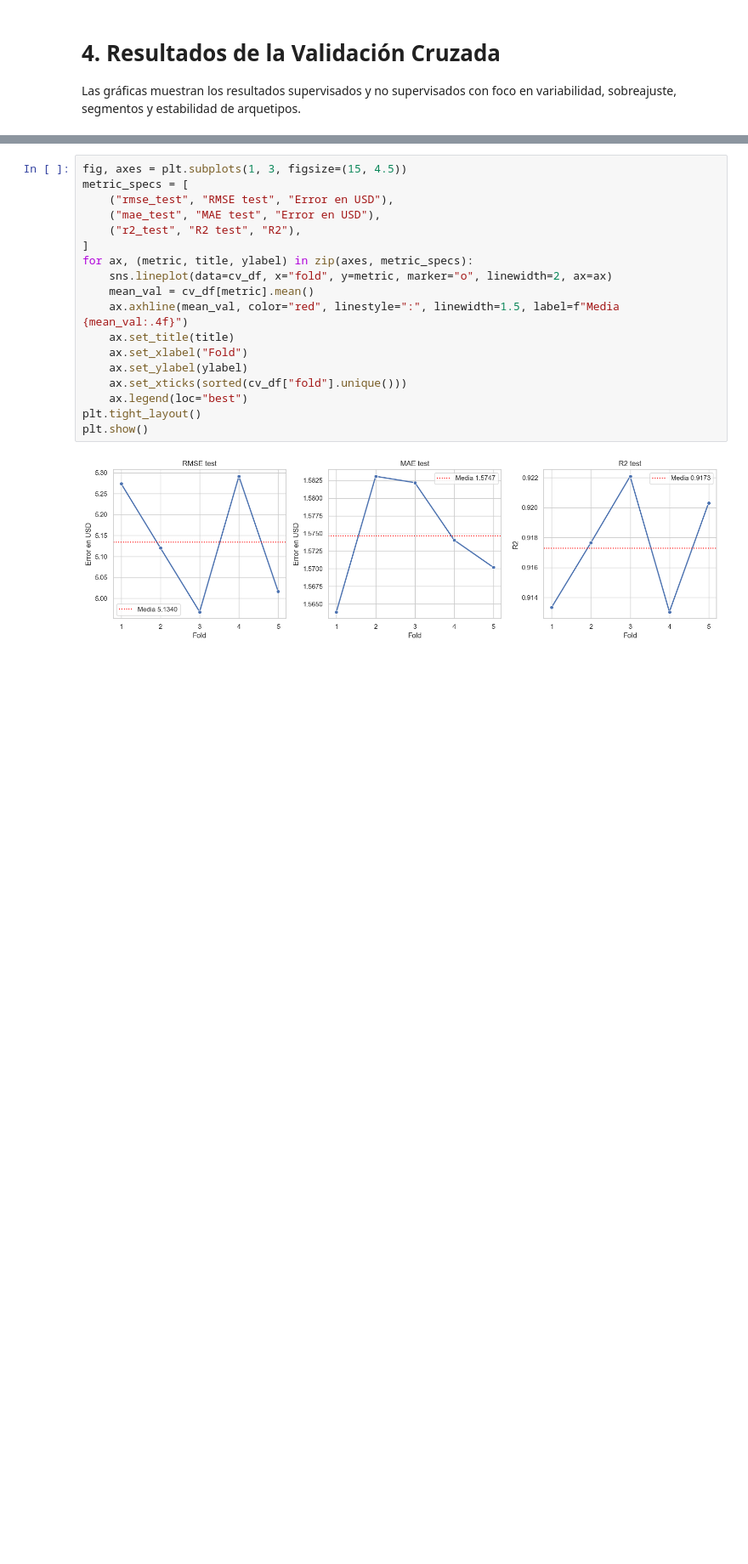
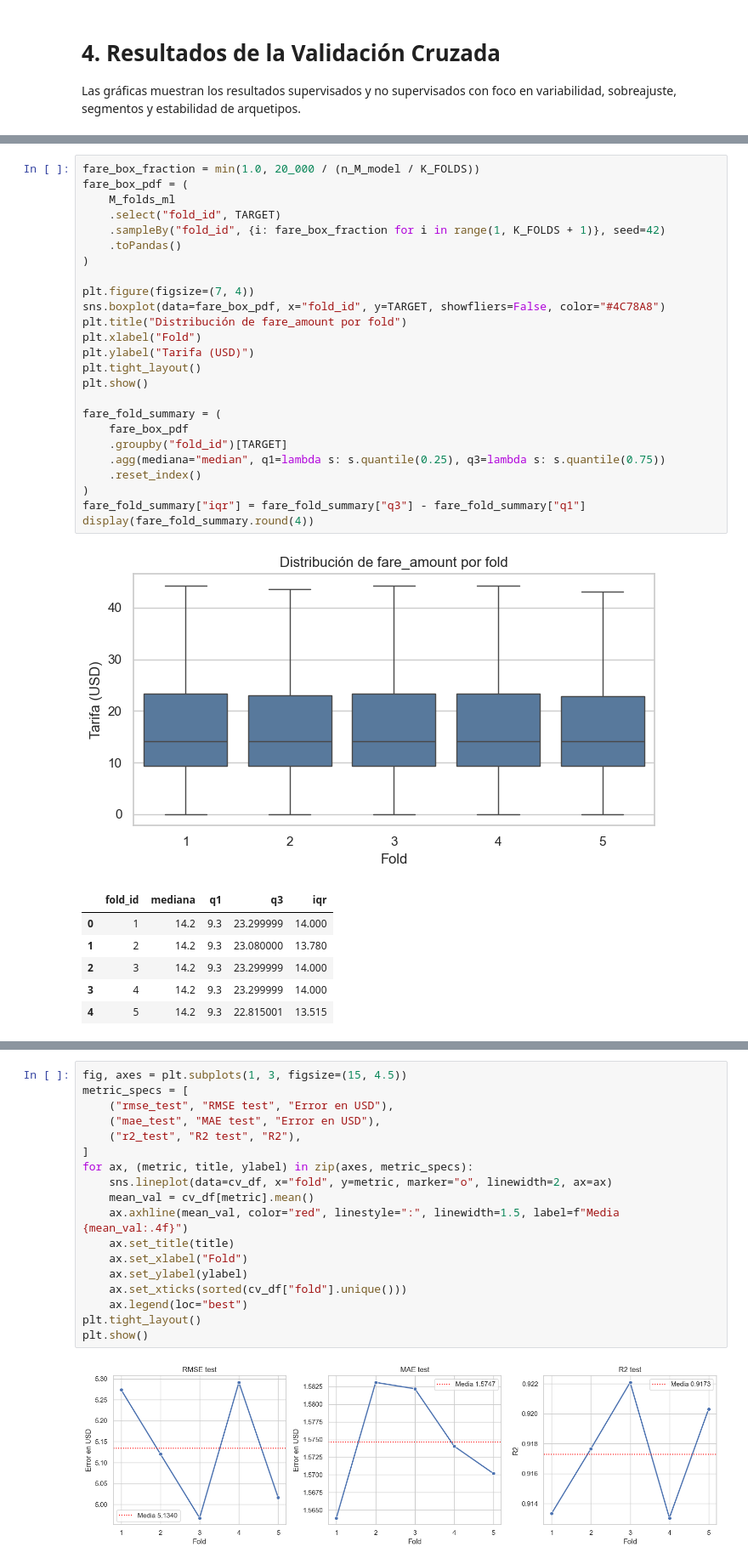
Before and after one commit to jjmonsalveg/big-data-mna, a Jupyter notebook: sem9/Actividad5_A01840272.ipynb, the cells around one changed output, grey strips where cells are left out. Shown at 85% size. Drawn from its saved outputs; the diff is of its cells as text; blank space fills up the shorter version.

```diff
--- a/sem9/Actividad5_A01840272.ipynb
+++ b/sem9/Actividad5_A01840272.ipynb
@@ -1309,0 +1312,33 @@ Las gráficas muestran los resultados supervisados y no supervisados con foco en
+# %%
+fare_box_fraction = min(1.0, 20_000 / (n_M_model / K_FOLDS))
+fare_box_pdf = (
+    M_folds_ml
+    .select("fold_id", TARGET)
+    .sampleBy("fold_id", {i: fare_box_fraction for i in range(1, K_FOLDS + 1)}, seed=42)
+    .toPandas()
+)
+
+plt.figure(figsize=(7, 4))
+sns.boxplot(data=fare_box_pdf, x="fold_id", y=TARGET, showfliers=False, color="#4C78A8")
+plt.title("Distribución de fare_amount por fold")
+plt.xlabel("Fold")
+plt.ylabel("Tarifa (USD)")
+plt.tight_layout()
+plt.show()
+
+fare_fold_summary = (
+    fare_box_pdf
+    .groupby("fold_id")[TARGET]
+    .agg(mediana="median", q1=lambda s: s.quantile(0.25), q3=lambda s: s.quantile(0.75))
+    .reset_index()
+)
+fare_fold_summary["iqr"] = fare_fold_summary["q3"] - fare_fold_summary["q1"]
+display(fare_fold_summary.round(4))
+# %% [output]
+[figure, added]
+|  | fold_id | mediana | q1 | q3 | iqr |
+| 0 | 1 | 14.2 | 9.3 | 23.299999 | 14.000 |
+| 1 | 2 | 14.2 | 9.3 | 23.080000 | 13.780 |
+| 2 | 3 | 14.2 | 9.3 | 23.299999 | 14.000 |
+| 3 | 4 | 14.2 | 9.3 | 23.299999 | 14.000 |
+| 4 | 5 | 14.2 | 9.3 | 22.815001 | 13.515 |
```
Also changed, not shown: parts of 26 cells of this notebook.
